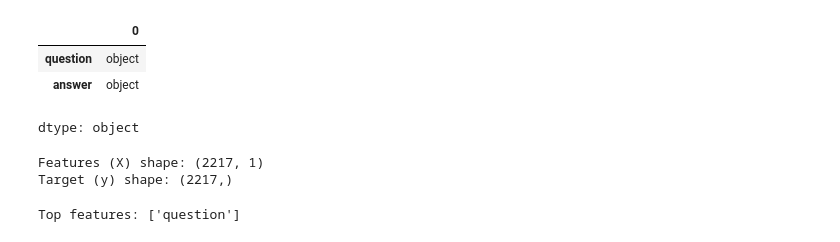
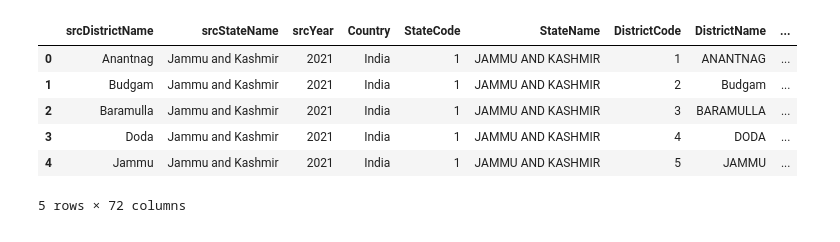
Before and after one commit to Gogunadshivaji/Climate_Risk_Week1, a Jupyter notebook: week2_Climate_Risk_Vulnerability_Mapping.ipynb, the cells around one changed output. Drawn from its saved outputs; the diff is of its cells as text; code cells hidden in the pictures.

```diff
--- a/week2_Climate_Risk_Vulnerability_Mapping.ipynb
+++ b/week2_Climate_Risk_Vulnerability_Mapping.ipynb
@@ -393,7 +8,0 @@ data = data.dropna()  # Or use fillna() for specific columns
-# %%
-data.dtypes
-# %% [output]
-|  | 0 |
-| question | object |
-| answer | object |
-dtype: object
@@ -405,25 +9,13 @@ for col in data.select_dtypes(include='object').columns:
-# %%
-# Replace 'target_column' and 'feature_column' with your actual column names
-# For example, if you want to predict the 'answer' based on the 'question':
-X = data.drop('answer', axis=1)  # Features (e.g., 'question')
-y = data['answer']              # Target (e.g., 'answer')
-
-# If you want to predict the 'question' based on the 'answer':
-# X = data.drop('question', axis=1) # Features (e.g., 'answer')
-# y = data['question']             # Target (e.g., 'question')
-
-print("Features (X) shape:", X.shape)
-print("Target (y) shape:", y.shape)
-# %% [output]
-Features (X) shape: (2217, 1)
-Target (y) shape: (2217,)
-# %%
-from sklearn.feature_selection import SelectKBest, f_classif
-
-selector = SelectKBest(score_func=f_classif, k=10)  # Select top 10 features
-X_new = selector.fit_transform(X, y)
-
-selected_features = X.columns[selector.get_support()]
-print("Top features:", selected_features.tolist())
-# %% [output]
-Top features: ['question']
+# %%
+import pandas as pd
+
+df = pd.read_csv('7160_KEYS.csv')
+display(df.head())
+# %% [output]
+|  | srcDistrictName | srcStateName | srcYear | Country | StateCode | StateName | DistrictCode | DistrictName | ... |
+| 0 | Anantnag | Jammu and Kashmir | 2021 | India | 1 | JAMMU AND KASHMIR | 1 | ANANTNAG | ... |
+| 1 | Budgam | Jammu and Kashmir | 2021 | India | 1 | JAMMU AND KASHMIR | 2 | Budgam | ... |
+| 2 | Baramulla | Jammu and Kashmir | 2021 | India | 1 | JAMMU AND KASHMIR | 3 | BARAMULLA | ... |
+| 3 | Doda | Jammu and Kashmir | 2021 | India | 1 | JAMMU AND KASHMIR | 4 | DODA | ... |
+| 4 | Jammu | Jammu and Kashmir | 2021 | India | 1 | JAMMU AND KASHMIR | 5 | JAMMU | ... |
+5 rows × 72 columns
```
Also changed, not shown: parts of 63 cells of this notebook.
